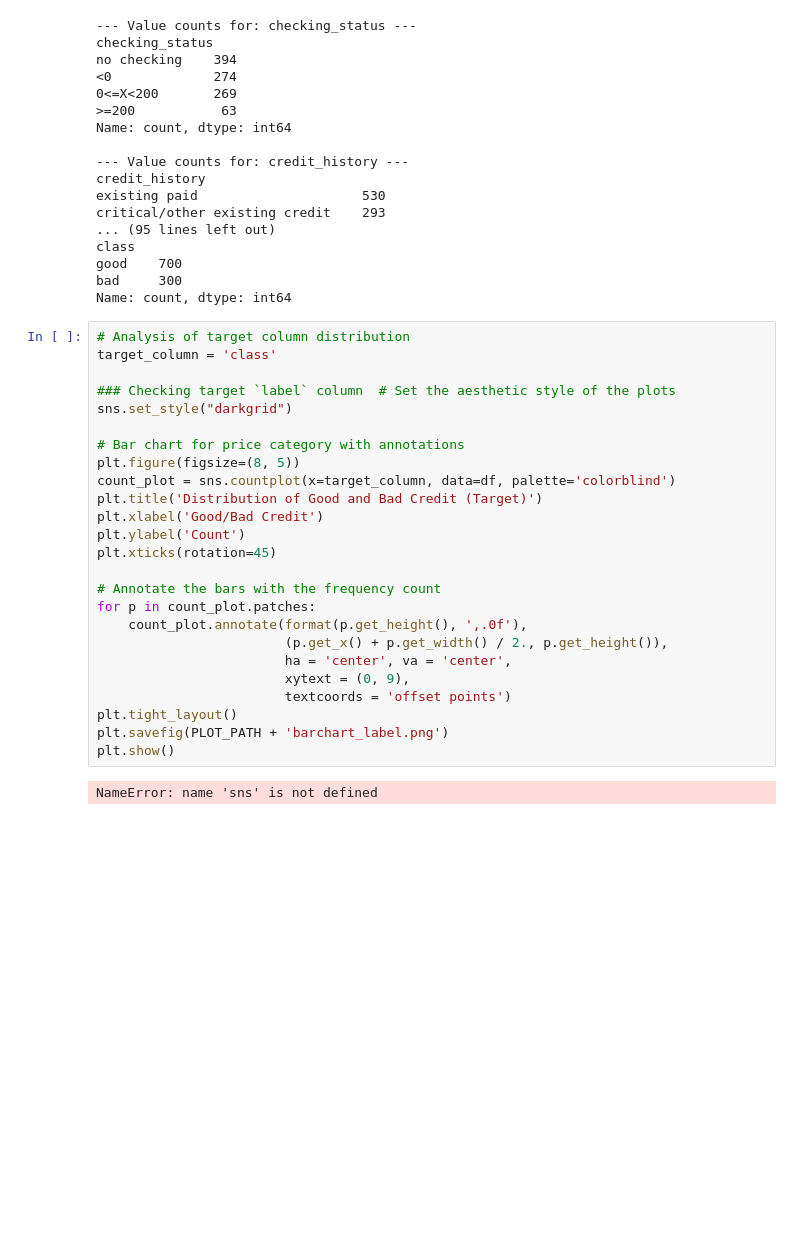
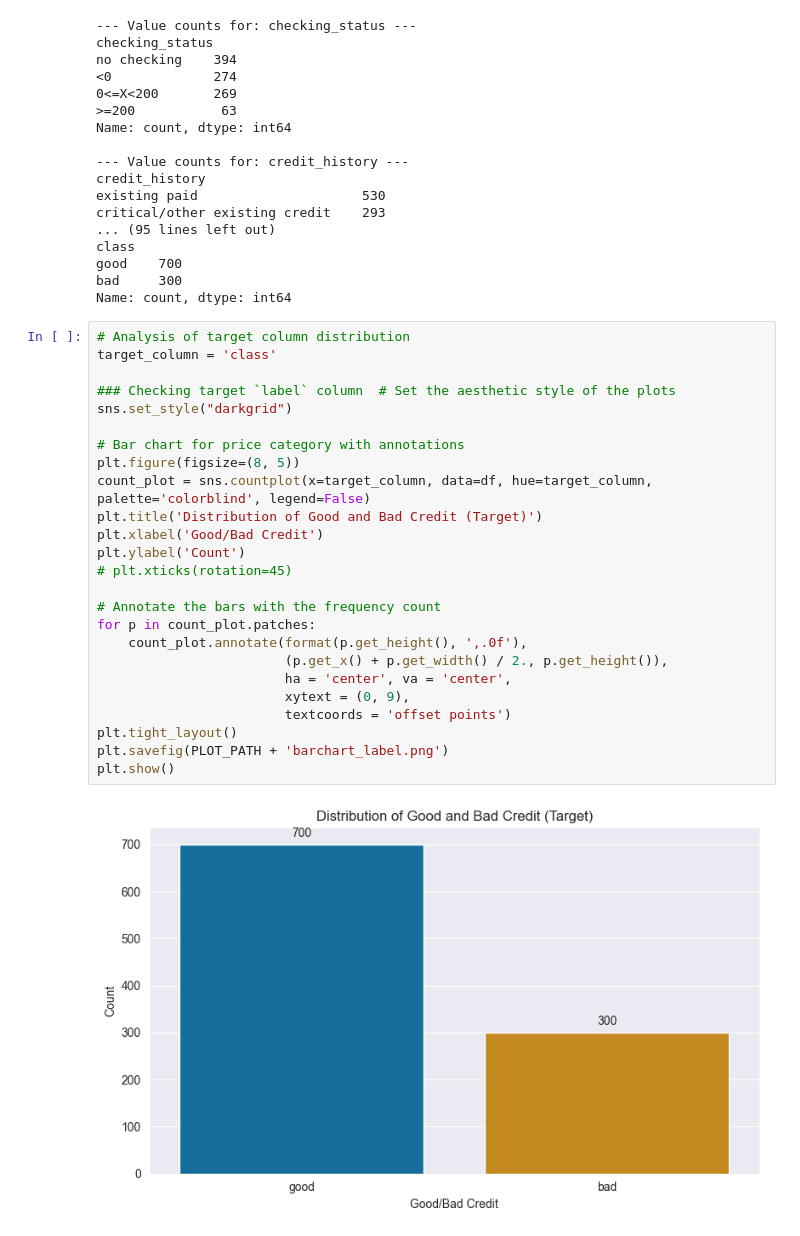
Before and after one commit to dingaroo/credit-g, a Jupyter notebook: eda.ipynb, the cells around one changed output. Cells and saved outputs as stored; diff of their text form; blank space fills up the shorter version.

```diff
--- a/eda.ipynb
+++ b/eda.ipynb
@@ -201,27 +201,27 @@ Name: count, dtype: int64
 # %%
 # Analysis of target column distribution
 target_column = 'class'
 
 ### Checking target `label` column  # Set the aesthetic style of the plots
 sns.set_style("darkgrid")
 
 # Bar chart for price category with annotations
 plt.figure(figsize=(8, 5))
-count_plot = sns.countplot(x=target_column, data=df, palette='colorblind')
+count_plot = sns.countplot(x=target_column, data=df, hue=target_column, palette='colorblind', legend=False)
 plt.title('Distribution of Good and Bad Credit (Target)')
 plt.xlabel('Good/Bad Credit')
 plt.ylabel('Count')
-plt.xticks(rotation=45)
+# plt.xticks(rotation=45)
 
 # Annotate the bars with the frequency count
 for p in count_plot.patches:
     count_plot.annotate(format(p.get_height(), ',.0f'),
                         (p.get_x() + p.get_width() / 2., p.get_height()),
                         ha = 'center', va = 'center',
                         xytext = (0, 9),
                         textcoords = 'offset points')
 plt.tight_layout()
 plt.savefig(PLOT_PATH + 'barchart_label.png')
 plt.show()
 # %% [output]
-NameError: name 'sns' is not defined
+[figure, added]
```
Also changed, not shown: parts of 7 cells of this notebook, 2 other files.
